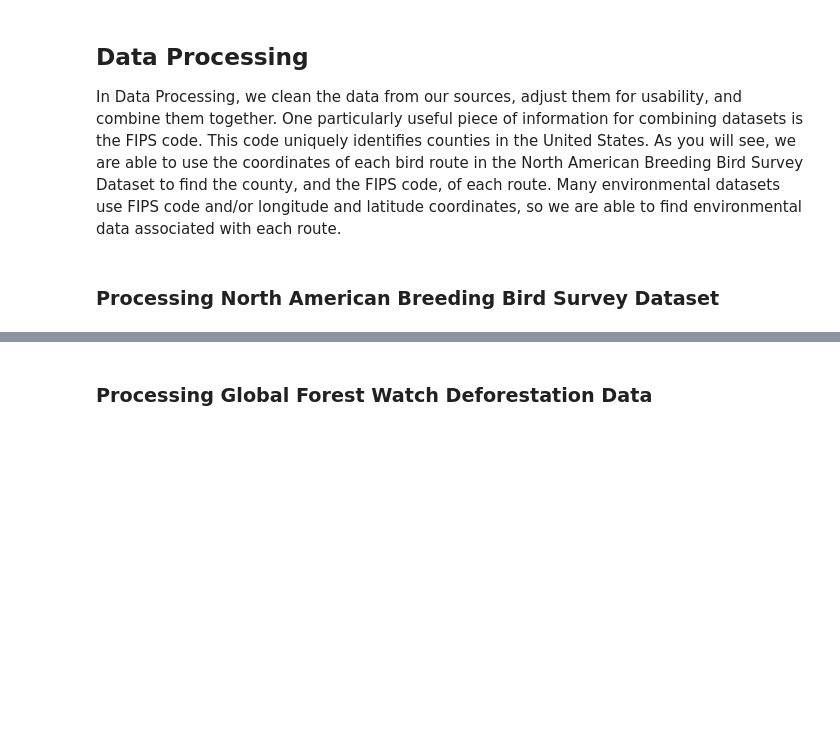
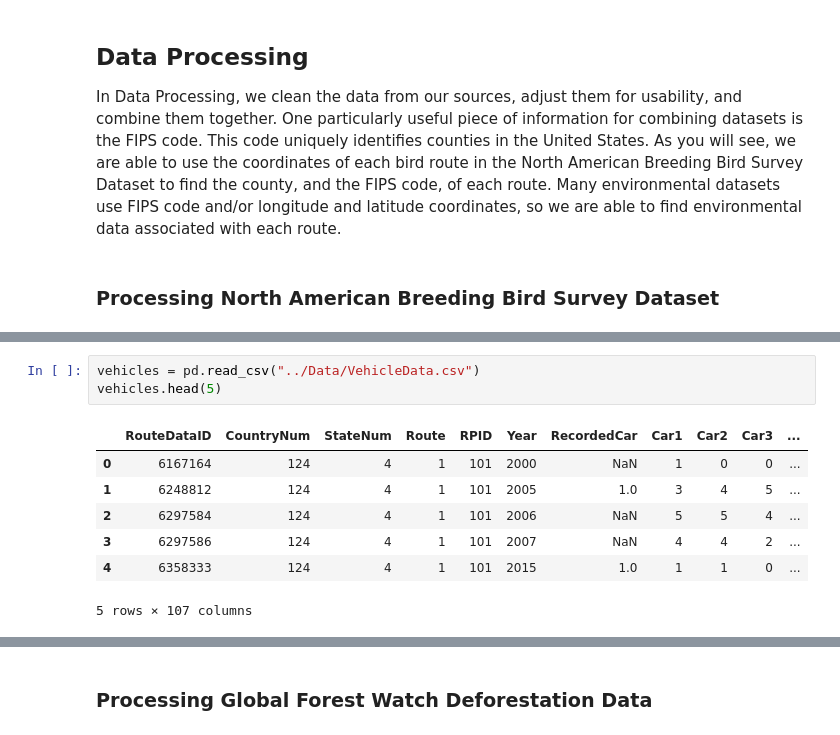
Before and after one commit to Calvin-Davis/CMSC320-FinalProject-Birds, a Jupyter notebook: Code/compiled_submission.ipynb, the cells around one changed output, grey strips where cells are left out. Saved outputs shown, nothing was run; the diff lists cells and outputs as text; blank space fills up the shorter version.

```diff
--- a/Code/compiled_submission.ipynb
+++ b/Code/compiled_submission.ipynb
@@ -123,0 +247,11 @@ In Data Processing, we clean the data from our sources, adjust them for usabilit
+# %%
+vehicles = pd.read_csv("../Data/VehicleData.csv")
+vehicles.head(5)
+# %% [output]
+|  | RouteDataID | CountryNum | StateNum | Route | RPID | Year | RecordedCar | Car1 | Car2 | Car3 | ... |
+| 0 | 6167164 | 124 | 4 | 1 | 101 | 2000 | NaN | 1 | 0 | 0 | ... |
+| 1 | 6248812 | 124 | 4 | 1 | 101 | 2005 | 1.0 | 3 | 4 | 5 | ... |
+| 2 | 6297584 | 124 | 4 | 1 | 101 | 2006 | NaN | 5 | 5 | 4 | ... |
+| 3 | 6297586 | 124 | 4 | 1 | 101 | 2007 | NaN | 4 | 4 | 2 | ... |
+| 4 | 6358333 | 124 | 4 | 1 | 101 | 2015 | 1.0 | 1 | 1 | 0 | ... |
+5 rows × 107 columns
```
Also changed, not shown: parts of 23 cells of this notebook.
